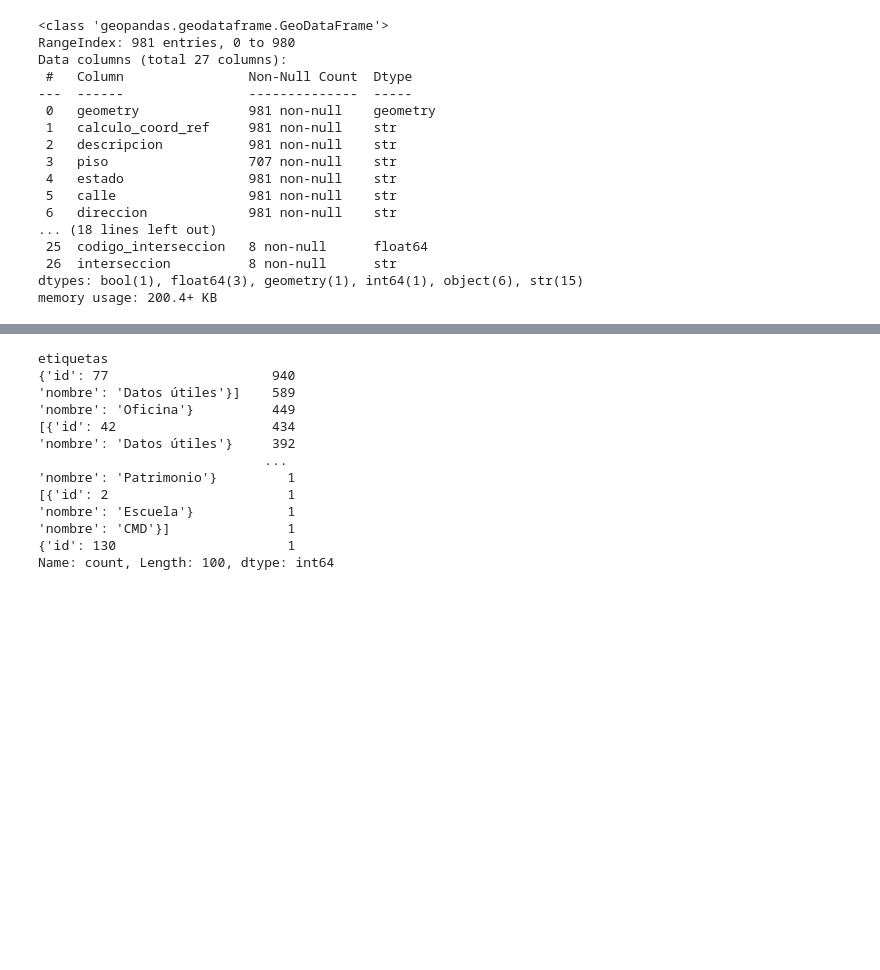
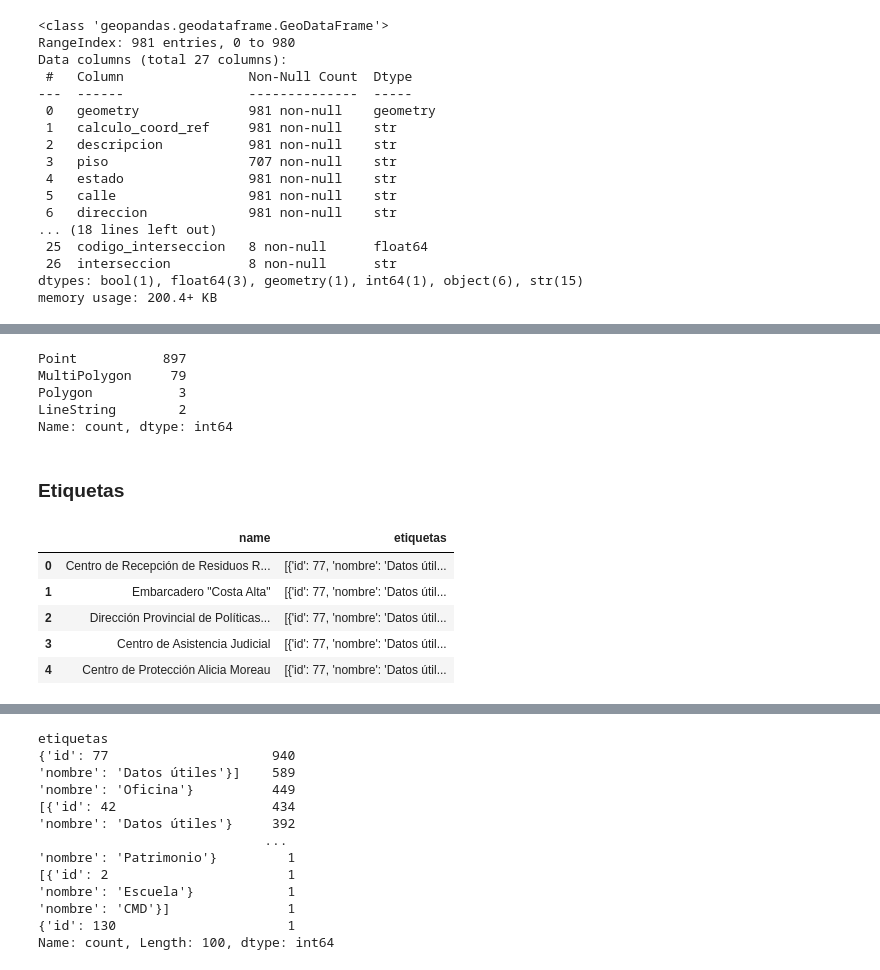
Before and after one commit to maximoalva/rosario-15-minute-city, a Jupyter notebook: notebooks/exploracion_datos.ipynb, the cells around one changed output, grey strips where cells are left out. Cells and saved outputs as stored; diff of their text form; code cells hidden in the pictures; blank space fills up the shorter version.

```diff
--- a/notebooks/exploracion_datos.ipynb
+++ b/notebooks/exploracion_datos.ipynb
@@ -93,0 +62,2 @@ CRS: None
+# %%
+gdf = gpd.GeoDataFrame.from_features(response.json()["features"], crs="EPSG:22185")
@@ -175,0 +126,3 @@ display(
+# %%
+gdf['geometry'] = gdf.geometry.make_valid()
+print("Geometrías inválidas restantes:", (~gdf.geometry.is_valid & gdf.geometry.notna()).sum())
@@ -175,0 +142,5 @@ display(
+# %%
+gdf['geometry'] = gdf['geometry'].apply(
+    lambda geom: unary_union([g for g in geom.geoms if g.geom_type in ['Polygon', 'MultiPolygon']])
+    if geom.geom_type == 'GeometryCollection' else geom
+)
@@ -176,3 +154,22 @@ display(
+# %%
+display(gdf.geometry.geom_type.value_counts(dropna=False))
+# %% [output]
+Point           897
+MultiPolygon     79
+Polygon           3
+LineString        2
+Name: count, dtype: int64
+# %% [markdown]
+### Etiquetas
+# %%
+display(gdf[['name', 'etiquetas']].head())
+# %% [output]
+|  | name | etiquetas |
+| 0 | Centro de Recepción de Residuos R... | [{'id': 77, 'nombre': 'Datos útil... |
+| 1 | Embarcadero "Costa Alta" | [{'id': 77, 'nombre': 'Datos útil... |
+| 2 | Dirección Provincial de Políticas... | [{'id': 77, 'nombre': 'Datos útil... |
+| 3 | Centro de Asistencia Judicial | [{'id': 77, 'nombre': 'Datos útil... |
+| 4 | Centro de Protección Alicia Moreau | [{'id': 77, 'nombre': 'Datos útil... |
 # %%
 etiquetas = (
     gdf["etiquetas"]
```
Also changed, not shown: parts of 27 cells of this notebook.
